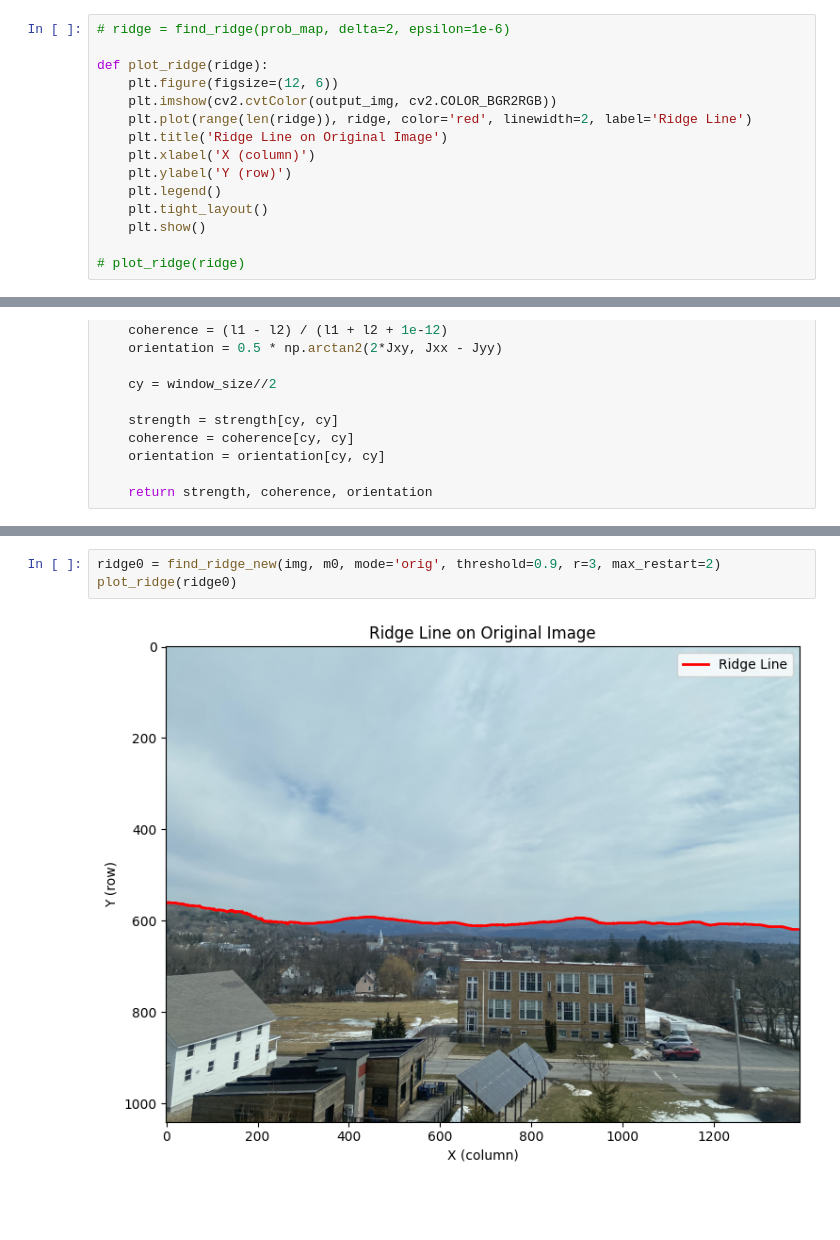
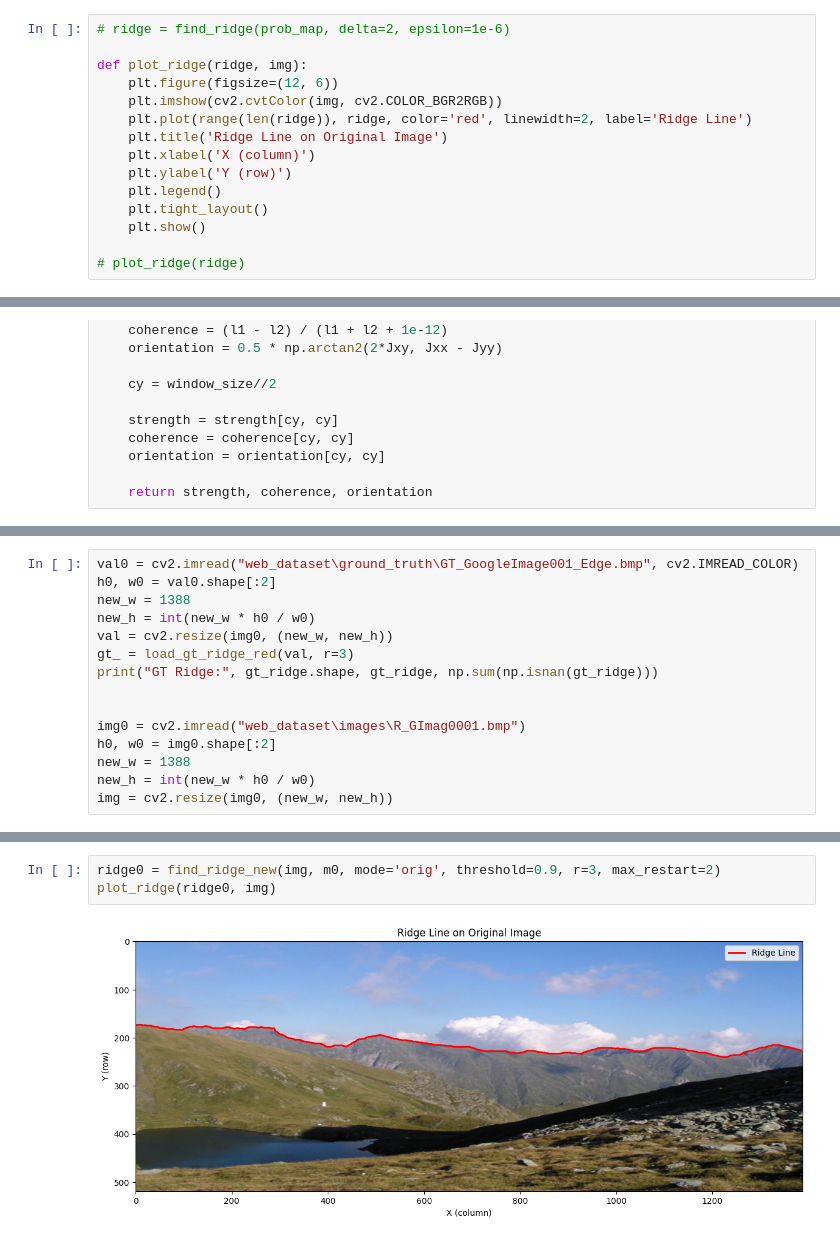
Before and after one commit to csci701s25/snowbowl-savant, a Jupyter notebook: EdgeDetection/edge_det_tensor.ipynb, the cells around one changed output, grey strips where cells are left out. Cells and saved outputs as stored; diff of their text form; blank space fills up the shorter version.

```diff
--- a/EdgeDetection/edge_det_tensor.ipynb
+++ b/EdgeDetection/edge_det_tensor.ipynb
@@ -372,9 +370,9 @@ def find_ridge(prob_map, delta=1, epsilon=1e-6):
 # %%
 # ridge = find_ridge(prob_map, delta=2, epsilon=1e-6)
 
-def plot_ridge(ridge):
+def plot_ridge(ridge, img):
     plt.figure(figsize=(12, 6))
-    plt.imshow(cv2.cvtColor(output_img, cv2.COLOR_BGR2RGB))
+    plt.imshow(cv2.cvtColor(img, cv2.COLOR_BGR2RGB))
     plt.plot(range(len(ridge)), ridge, color='red', linewidth=2, label='Ridge Line')
     plt.title('Ridge Line on Original Image')
     plt.xlabel('X (column)')
@@ -511,0 +613,15 @@ Using higher threshold values seems to make it worse...
+# %%
+val0 = cv2.imread("web_dataset\ground_truth\GT_GoogleImage001_Edge.bmp", cv2.IMREAD_COLOR)
+h0, w0 = val0.shape[:2]
+new_w = 1388
+new_h = int(new_w * h0 / w0)
+val = cv2.resize(img0, (new_w, new_h))
+gt_ = load_gt_ridge_red(val, r=3)
+print("GT Ridge:", gt_ridge.shape, gt_ridge, np.sum(np.isnan(gt_ridge)))
+
+
+img0 = cv2.imread("web_dataset\images\R_GImag0001.bmp")
+h0, w0 = img0.shape[:2]
+new_w = 1388
+new_h = int(new_w * h0 / w0)
+img = cv2.resize(img0, (new_w, new_h))
@@ -520,6 +639,6 @@ RidgeClassifier(
 )
 # %%
 ridge0 = find_ridge_new(img, m0, mode='orig', threshold=0.9, r=3, max_restart=2)
-plot_ridge(ridge0)
+plot_ridge(ridge0, img)
 # %% [output]
-[figure, old version]
+[figure, new version]
```
Also changed, not shown: parts of 17 cells of this notebook.
